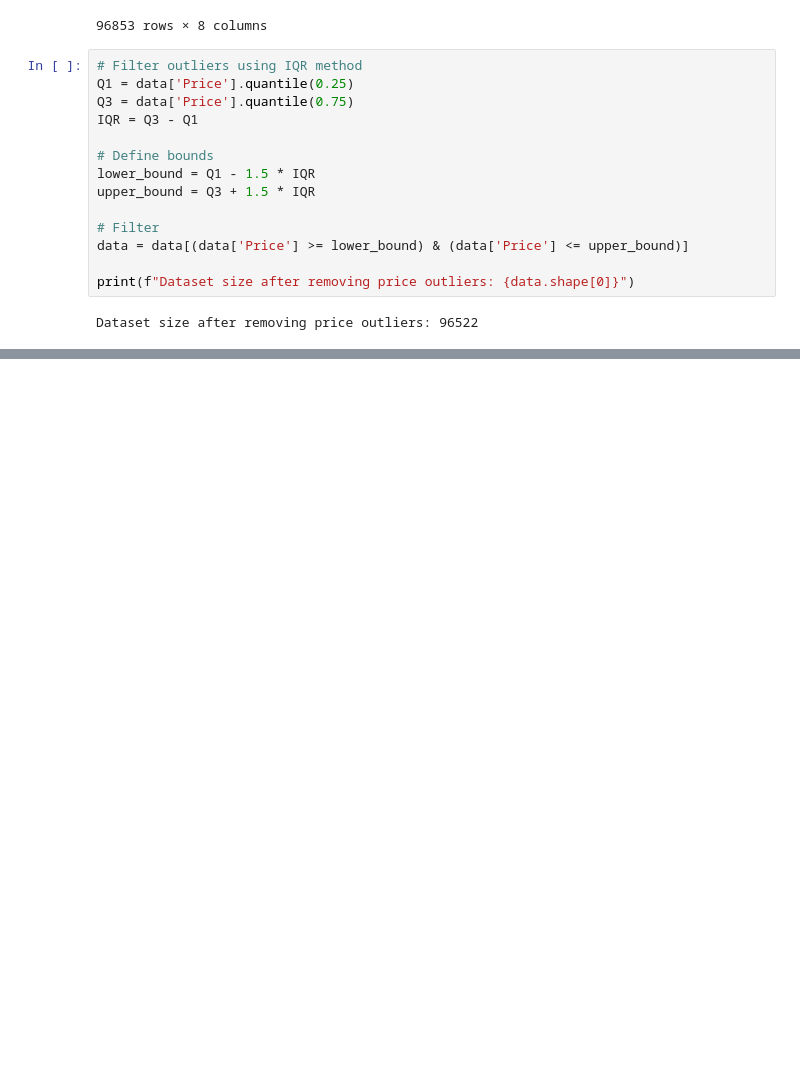
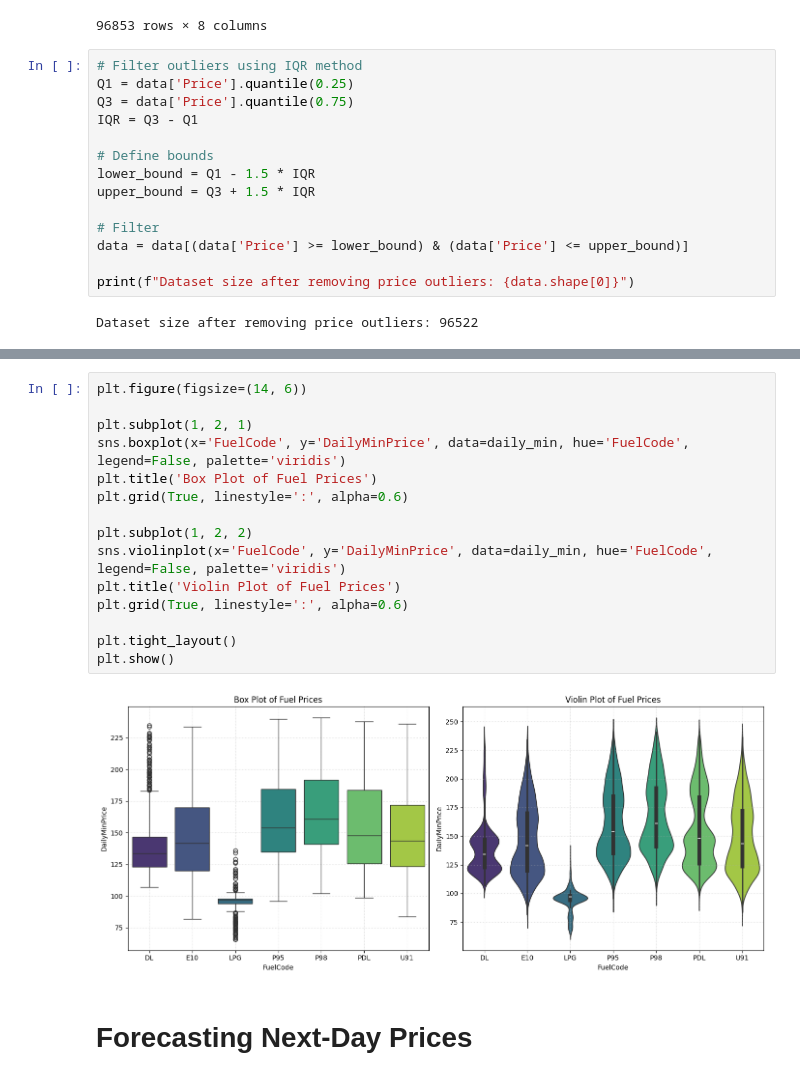
Before and after one commit to MehulChourasia28/IntroToML-Coursework, a Jupyter notebook: Task1.ipynb, the cells around one changed output, grey strips where cells are left out. Drawn from its saved outputs; the diff is of its cells as text; blank space fills up the shorter version.

```diff
--- a/Task1.ipynb
+++ b/Task1.ipynb
@@ -61,0 +100,19 @@ Dataset size after removing price outliers: 96522
+# %%
+plt.figure(figsize=(14, 6))
+
+plt.subplot(1, 2, 1)
+sns.boxplot(x='FuelCode', y='DailyMinPrice', data=daily_min, hue='FuelCode', legend=False, palette='viridis')
+plt.title('Box Plot of Fuel Prices')
+plt.grid(True, linestyle=':', alpha=0.6)
+
+plt.subplot(1, 2, 2)
+sns.violinplot(x='FuelCode', y='DailyMinPrice', data=daily_min, hue='FuelCode', legend=False, palette='viridis')
+plt.title('Violin Plot of Fuel Prices')
+plt.grid(True, linestyle=':', alpha=0.6)
+
+plt.tight_layout()
+plt.show()
+# %% [output]
+[figure, added]
+# %% [markdown]
+# Forecasting Next-Day Prices
```
Also changed, not shown: parts of 3 cells of this notebook.
